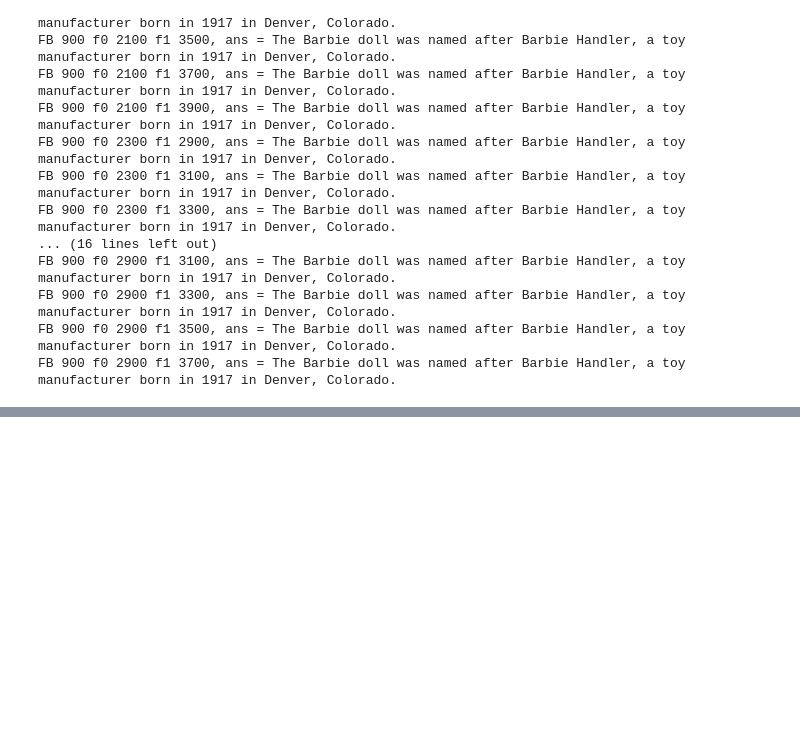
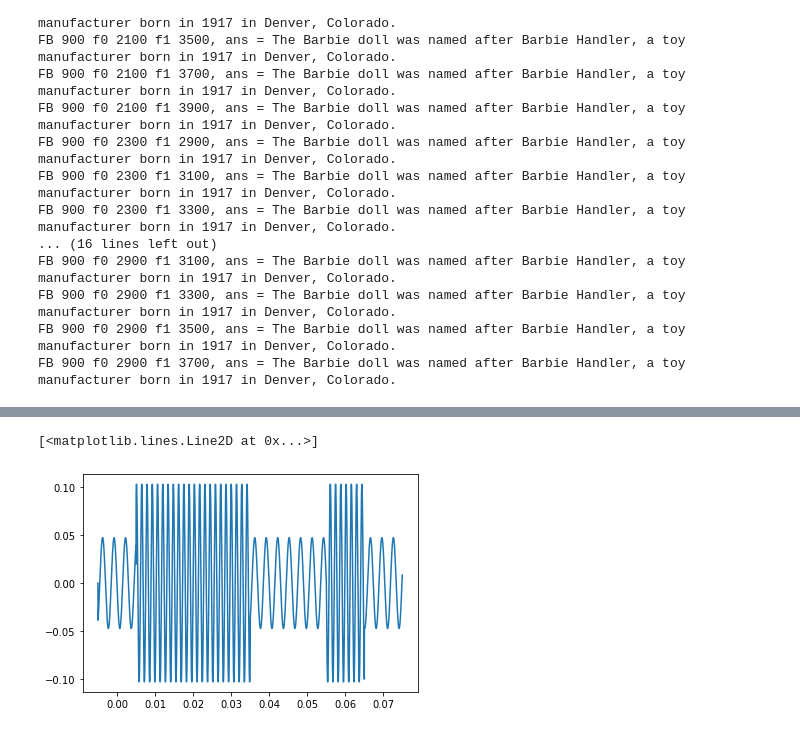
Before and after one commit to rafaelmcam/PeterMathysCommunicationsLab, a Jupyter notebook: Lab8/Lab8.ipynb, the cells around one changed output, grey strips where cells are left out. Saved outputs shown, nothing was run; the diff lists cells and outputs as text; code cells hidden in the pictures; blank space fills up the shorter version.

```diff
--- a/Lab8/Lab8.ipynb
+++ b/Lab8/Lab8.ipynb
@@ -909,0 +973,4 @@ FB 900 f0 2900 f1 3700, ans = The Barbie doll was named after Barbie Handler, a
+# %%
+tt = sig_xt_compare.timeAxis()
+# %%
+v = np.zeros(shape=(441*8,))
@@ -909,0 +995,2 @@ FB 900 f0 2900 f1 3700, ans = The Barbie doll was named after Barbie Handler, a
+# %%
+t = np.arange(0, 441) / 44100
@@ -909,0 +1001,11 @@ FB 900 f0 2900 f1 3700, ans = The Barbie doll was named after Barbie Handler, a
+# %%
+last = 1
+for i, d in enumerate(data):
+    f, t = i * 441, (i + 1) * 441
+    print(f, t)
+    print(v[t - 1])
+    mt = np.arange(0, 441) / 44100
+    if d == 0:
+        v[f:t] = np.cos(2 * np.pi * f1 * mt + theta_vec[i])
+    else:
+        v[f:t] = np.cos(2 * np.pi * f2 * mt + theta_vec[i])
@@ -909,0 +1029,5 @@ FB 900 f0 2900 f1 3700, ans = The Barbie doll was named after Barbie Handler, a
+# %%
+plt.plot(tt, np.diff(v, prepend = v[0]))
+# %% [output]
+[<matplotlib.lines.Line2D at 0x...>]
+[figure, added]
```
Also changed, not shown: parts of 63 cells of this notebook, 1 other file.
